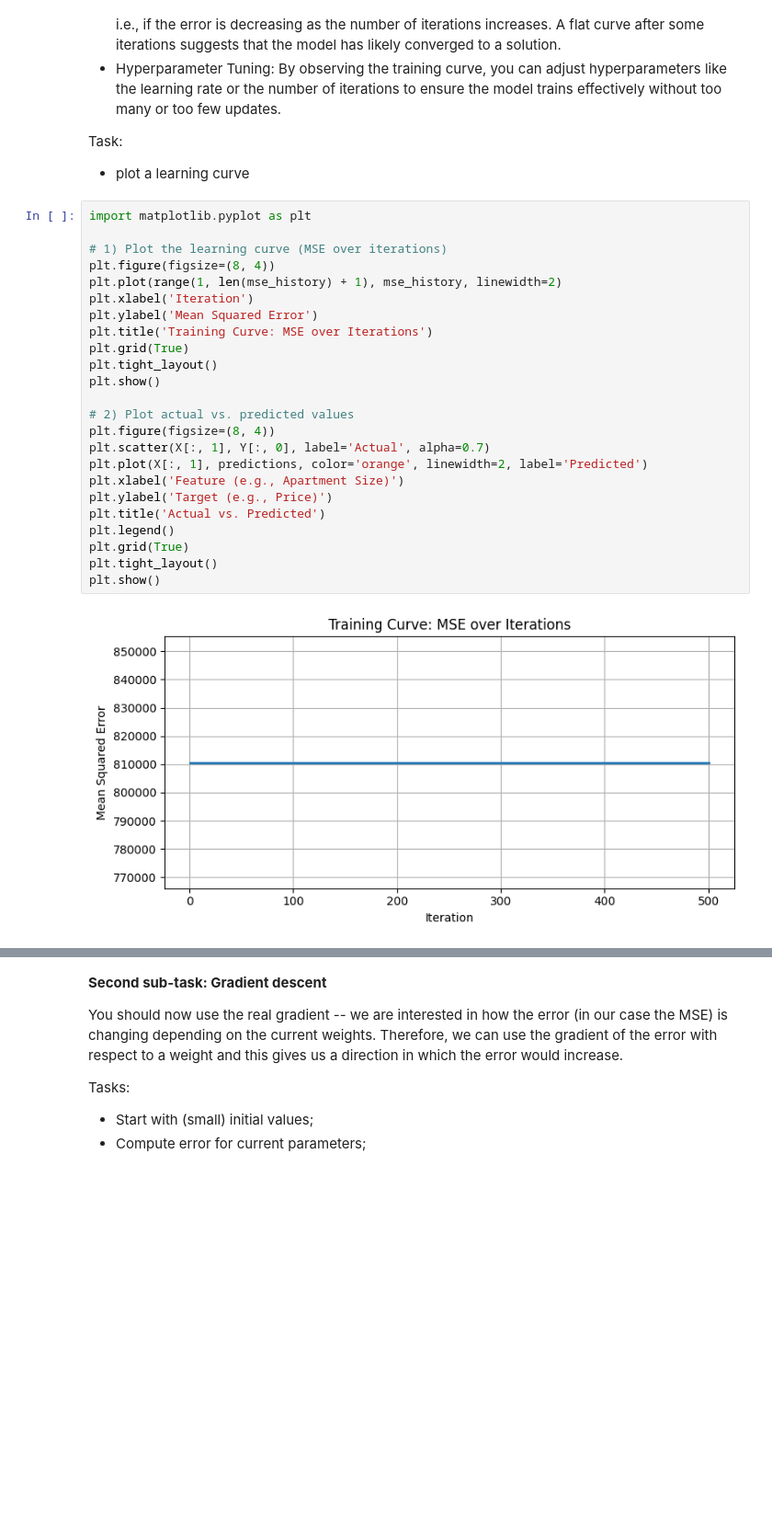
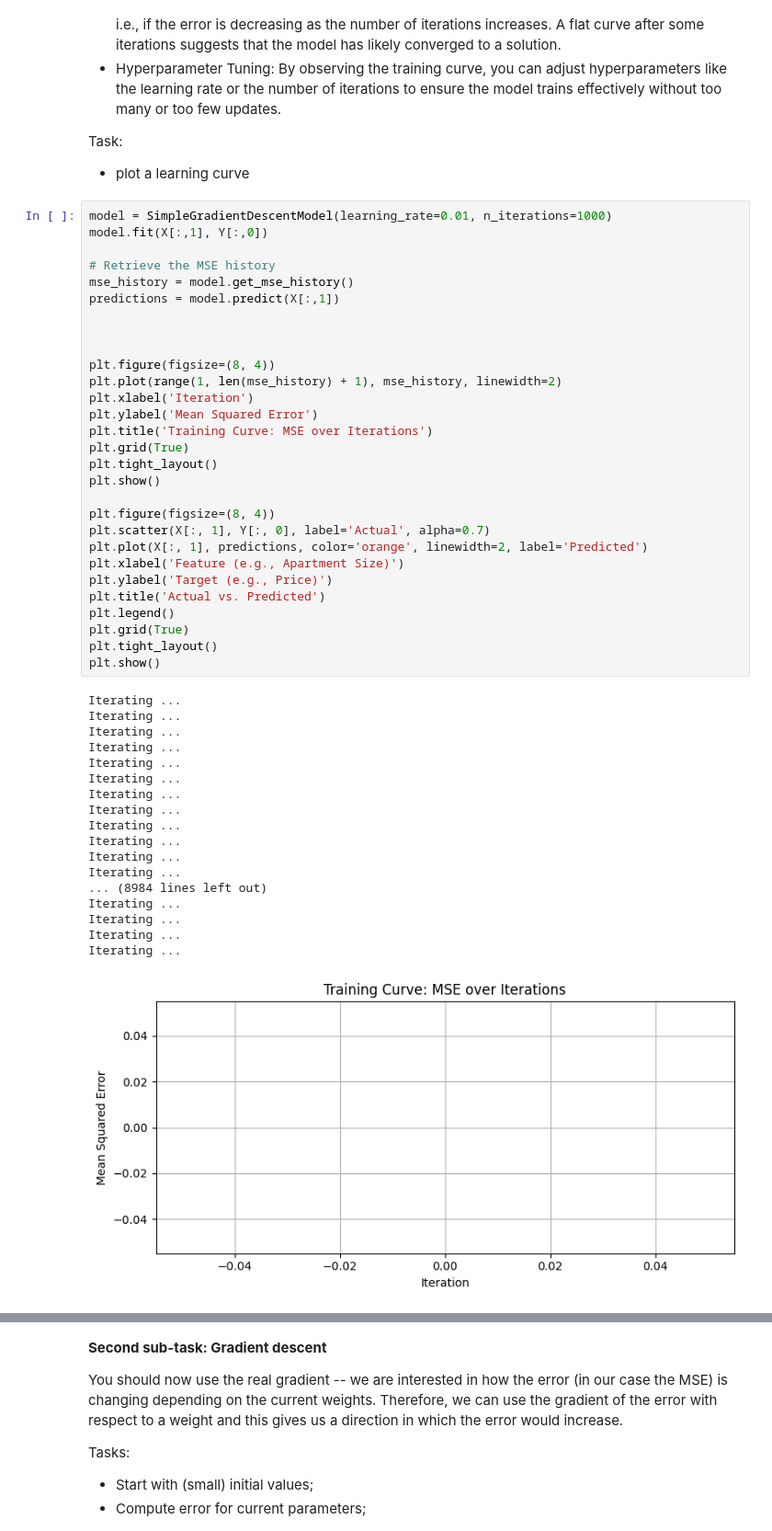
Before and after one commit to VincVX/Uni-NN, a Jupyter notebook: a3_Regression.ipynb, the cells around one changed output, grey strips where cells are left out. Shown at 92% size. Cells and saved outputs as stored; diff of their text form; blank space fills up the shorter version.

```diff
--- a/a3_Regression.ipynb
+++ b/a3_Regression.ipynb
@@ -185,28 +177,50 @@ Task:
 
 * plot a learning curve
 # %%
-import matplotlib.pyplot as plt
+model = SimpleGradientDescentModel(learning_rate=0.01, n_iterations=1000)
+model.fit(X[:,1], Y[:,0])
 
-# 1) Plot the learning curve (MSE over iterations)
+# Retrieve the MSE history
+mse_history = model.get_mse_history()
+predictions = model.predict(X[:,1])
+
+
+
 plt.figure(figsize=(8, 4))
 plt.plot(range(1, len(mse_history) + 1), mse_history, linewidth=2)
 plt.xlabel('Iteration')
 plt.ylabel('Mean Squared Error')
 plt.title('Training Curve: MSE over Iterations')
 plt.grid(True)
 plt.tight_layout()
 plt.show()
 
-# 2) Plot actual vs. predicted values
 plt.figure(figsize=(8, 4))
 plt.scatter(X[:, 1], Y[:, 0], label='Actual', alpha=0.7)
 plt.plot(X[:, 1], predictions, color='orange', linewidth=2, label='Predicted')
 plt.xlabel('Feature (e.g., Apartment Size)')
 plt.ylabel('Target (e.g., Price)')
 plt.title('Actual vs. Predicted')
 plt.legend()
 plt.grid(True)
 plt.tight_layout()
 plt.show()
 # %% [output]
+Iterating ...
+Iterating ...
+Iterating ...
+Iterating ...
+Iterating ...
+Iterating ...
+Iterating ...
+Iterating ...
+Iterating ...
+Iterating ...
+Iterating ...
+Iterating ...
+... (8984 lines left out)
+Iterating ...
+Iterating ...
+Iterating ...
+Iterating ...
-[figure, old version]
+[figure, new version]
```
Also changed, not shown: parts of 10 cells of this notebook.
